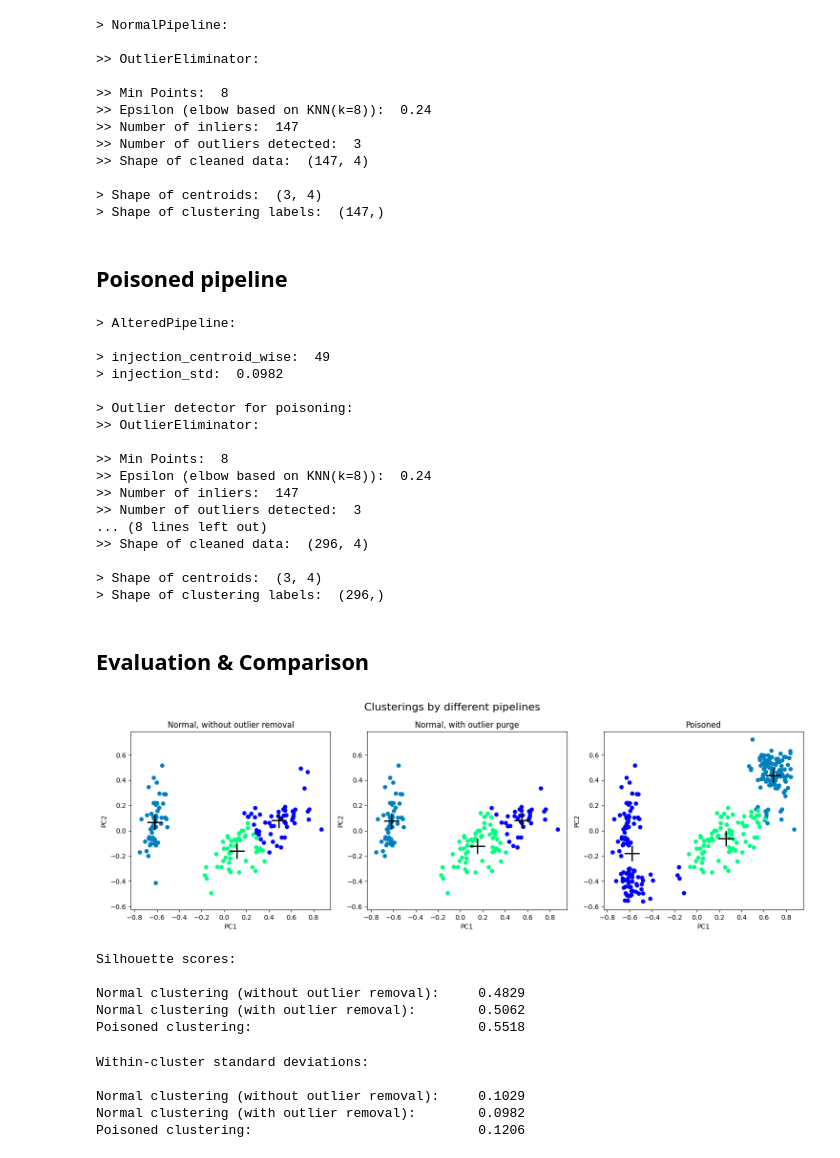
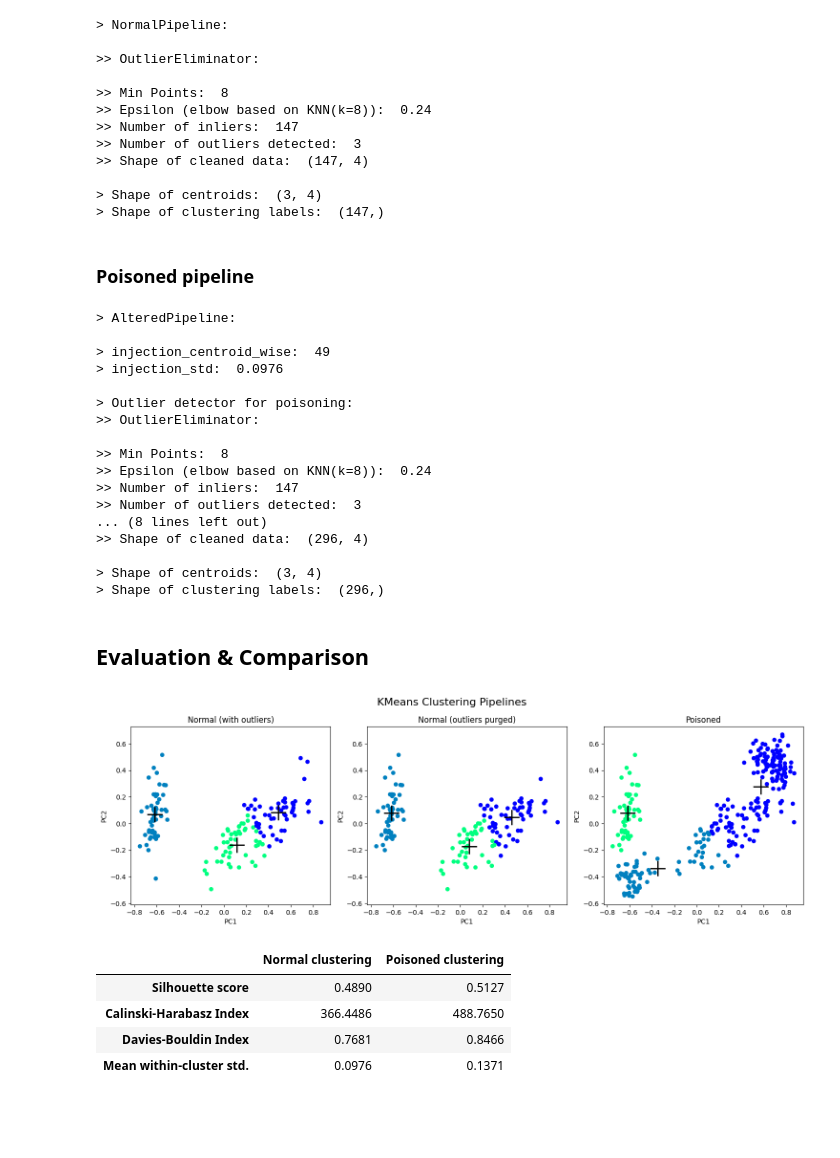
Before and after one commit to Poison-Cluster/poison-cluster, a Jupyter notebook: synthetic_injection/mimicry_based_attack_(Iris).ipynb, the cells around one changed output. Drawn from its saved outputs; the diff is of its cells as text; code cells hidden in the pictures; blank space fills up the shorter version.

```diff
--- a/synthetic_injection/mimicry_based_attack_(Iris).ipynb
+++ b/synthetic_injection/mimicry_based_attack_(Iris).ipynb
@@ -53,3 +41,3 @@ from sklearn.metrics import silhouette_score
 from sklearn.decomposition import PCA
 # %%
-RAND = 10
+RAND = 42
@@ -358,7 +363,7 @@ normPipeline.purge_run()
 > Shape of centroids:  (3, 4)
 > Shape of clustering labels:  (147,)
 # %% [markdown]
-## Poisoned pipeline
+### Poisoned pipeline
 # %%
 poisPipeline = AlteredPipeline(X, num_target_classes, verb=True)
 poisPipeline.poison(normPipeline)
@@ -367,7 +372,7 @@ poisPipeline.purge_run()
 > AlteredPipeline:
 
 > injection_centroid_wise:  49
-> injection_std:  0.0982
+> injection_std:  0.0976
 
 > Outlier detector for poisoning:
 >> OutlierEliminator:
@@ -386,36 +391,17 @@ poisPipeline.purge_run()
 # %%
 plot_effect_of_pipeline(
     pd.DataFrame(normPipelineNoPurge.x), normPipelineNoPurge.centroids, normPipelineNoPurge.clustering_labels,
     pd.DataFrame(normPipeline.x), normPipeline.centroids, normPipeline.clustering_labels,
     pd.DataFrame(poisPipeline.x), poisPipeline.centroids, poisPipeline.clustering_labels,
-    titles=["Clusterings by different pipelines", "Normal, without outlier removal", "Normal, with outlier purge", "Poisoned"])
+    titles=["KMeans Clustering Pipelines", "Normal (with outliers)", "Normal (outliers purged)", "Poisoned"])
 # %% [output]
-[figure, old version]
+[figure, new version]
-# %%
-print("Silhouette scores:\n")
-print("Normal clustering (without outlier removal):\t",
-      silhouette_score(normPipelineNoPurge.x, normPipelineNoPurge.clustering_labels).round(4))
-print("Normal clustering (with outlier removal):\t",
-      silhouette_score(normPipeline.x, normPipeline.clustering_labels).round(4))
-print("Poisoned clustering:\t\t\t\t" ,
-      silhouette_score(poisPipeline.x, poisPipeline.clustering_labels).round(4))
-# %% [output]
-Silhouette scores:
-
-Normal clustering (without outlier removal):     0.4829
-Normal clustering (with outlier removal):        0.5062
-Poisoned clustering:                             0.5518
-# %%
-print("Within-cluster standard deviations:\n")
-print("Normal clustering (without outlier removal):\t",
-      calc_within_cluster_stds(normPipelineNoPurge).mean().round(4))
-print("Normal clustering (with outlier removal):\t",
-      calc_within_cluster_stds(normPipeline).mean().round(4))
-print("Poisoned clustering:\t\t\t\t",
-      calc_within_cluster_stds(poisPipeline).mean().round(4))
-# %% [output]
-Within-cluster standard deviations:
-
-Normal clustering (without outlier removal):     0.1029
-Normal clustering (with outlier removal):        0.0982
-Poisoned clustering:                             0.1206
+# %%
+score_table(pipelines=[normPipeline, poisPipeline],
+            names=['Normal clustering', 'Poisoned clustering'])
+# %% [output]
+|  | Normal clustering | Poisoned clustering |
+| Silhouette score | 0.4890 | 0.5127 |
+| Calinski-Harabasz Index | 366.4486 | 488.7650 |
+| Davies-Bouldin Index | 0.7681 | 0.8466 |
+| Mean within-cluster std. | 0.0976 | 0.1371 |
```
Also changed, not shown: parts of 6 cells of this notebook, 1 other file.
